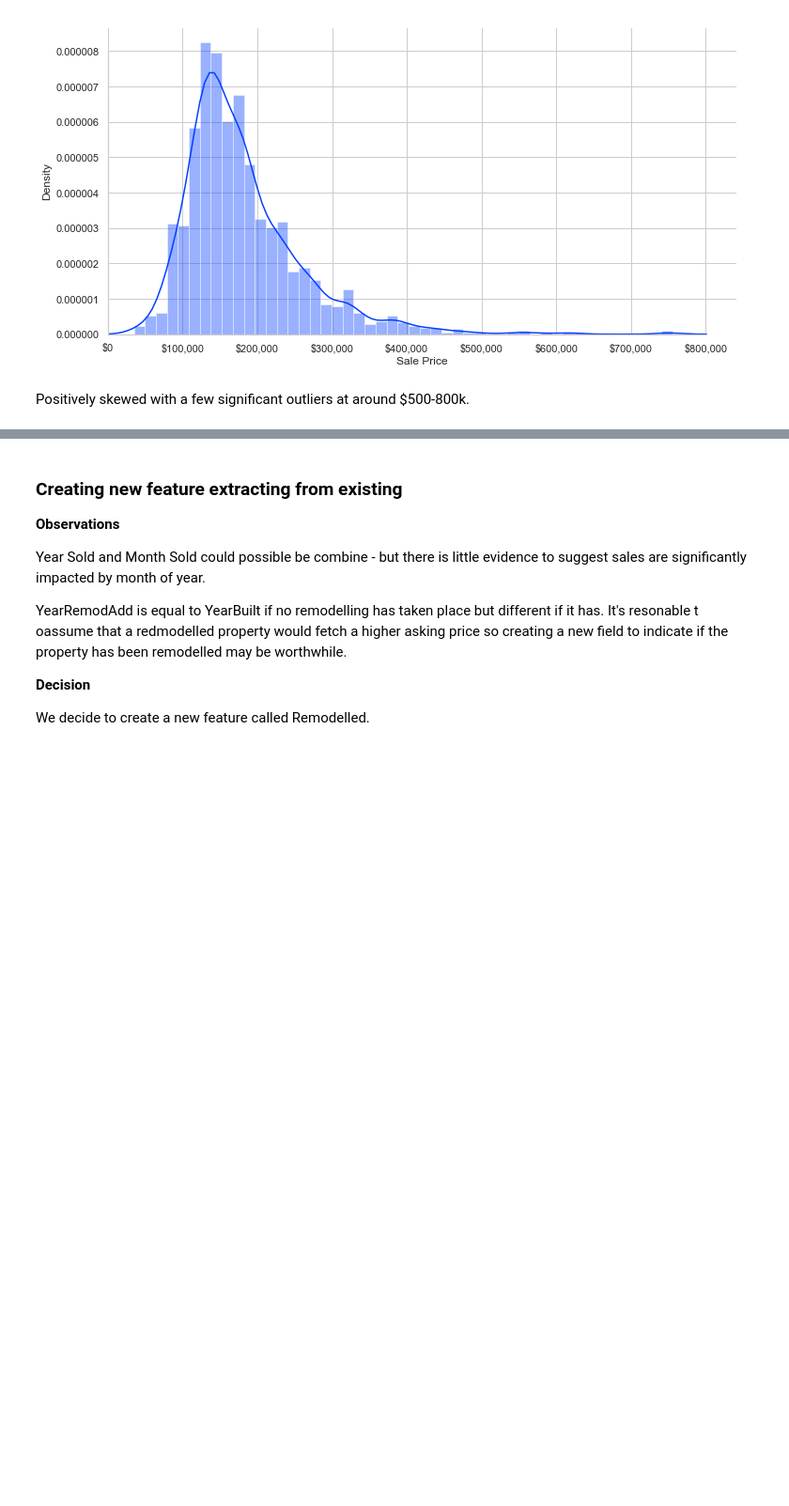
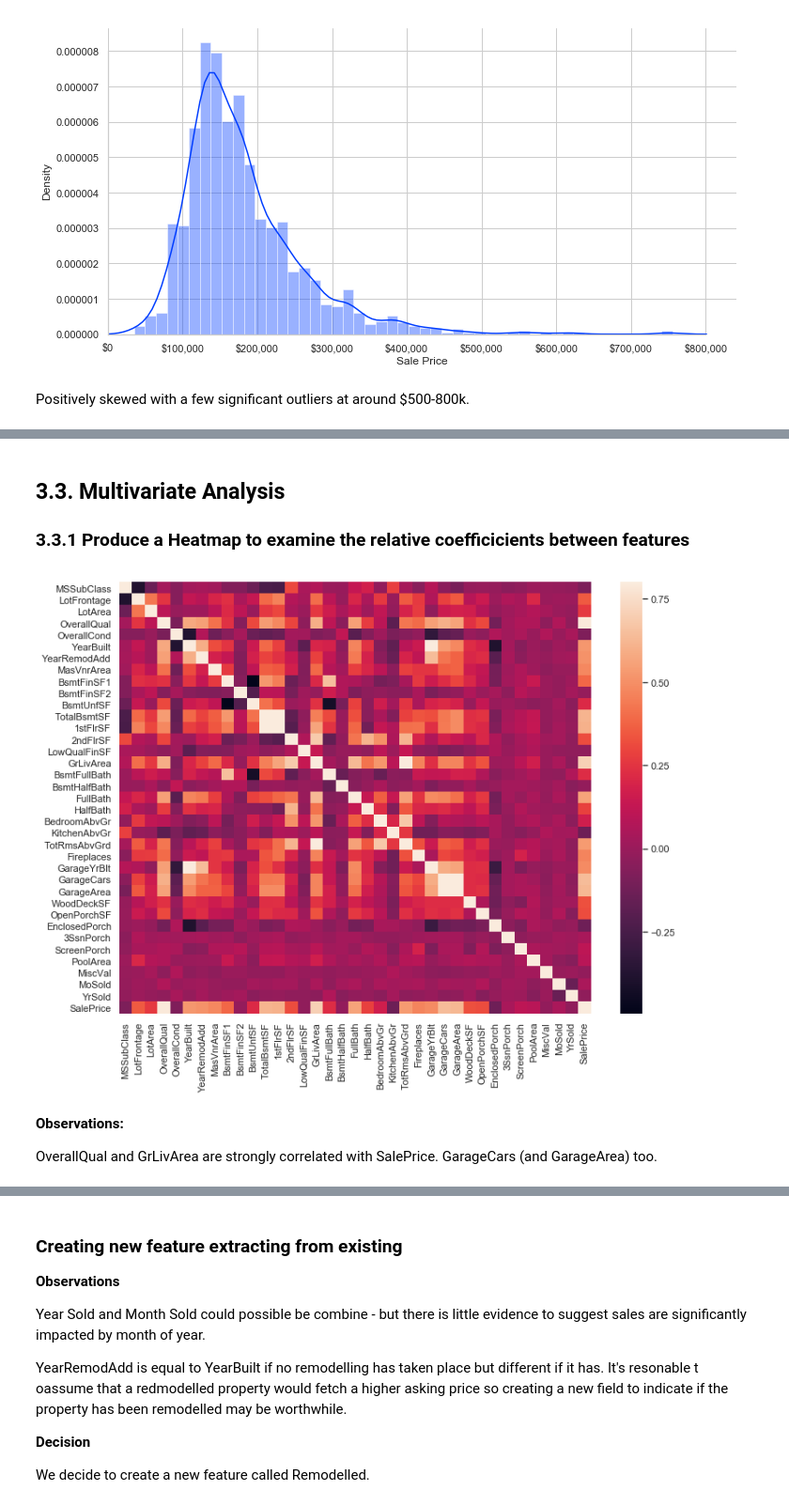
Before and after one commit to Sicro01/Predict-House-Prices, a Jupyter notebook: Ames, Iowa - House Price Prediction (ref. Kaggle Challenge).ipynb, the cells around one changed output, grey strips where cells are left out. Shown at 94% size. Drawn from its saved outputs; the diff is of its cells as text; code cells hidden in the pictures; blank space fills up the shorter version.

Commit message:
5/10 Save 8:31

```diff
--- a/Ames, Iowa - House Price Prediction (ref. Kaggle Challenge).ipynb
+++ b/Ames, Iowa - House Price Prediction (ref. Kaggle Challenge).ipynb
@@ -119,0 +244,18 @@ memory usage: 912.0+ KB
+# %%
+# Save then drop the Id column from Train and Test - not needed for modelling/prediction
+
+# Save Id
+train_id = df_train['Id']
+test_id = df_train['Id']
+
+# Print shapes before drop
+print('\nBefore shape for {}: {}'.format('df_train', df_train.shape))
+print('\nBefore shape for {}: {}'.format('df_test', df_test.shape))
+
+# Drop Id
+df_train.drop('Id', axis=1, inplace=True)
+df_test.drop('Id', axis=1, inplace=True)
+
+# Print shapes after drop
+print('\nAfter shape for {}: {}'.format('df_train', df_train.shape))
+print('\nAfter shape for {}: {}'.format('df_test', df_test.shape))
@@ -719,0 +482,14 @@ After (1460, 76) (1459, 76) (1460, 76) (1459, 76)
+# %% [markdown]
+## 3.3. Multivariate Analysis
+
+### 3.3.1 Produce a Heatmap to examine the relative coefficicients between features
+# %%
+corrmat = df_train.corr()
+fig, ax = plt.subplots(figsize=(12, 9))
+sns.heatmap(corrmat, vmax=0.8, square=False);
+# %% [output]
+[figure, added]
+# %% [markdown]
+**Observations:**
+
+OverallQual and GrLivArea are strongly correlated with SalePrice.  GarageCars (and GarageArea) too.
```
Also changed, not shown: parts of 107 cells of this notebook, 2 other files.
